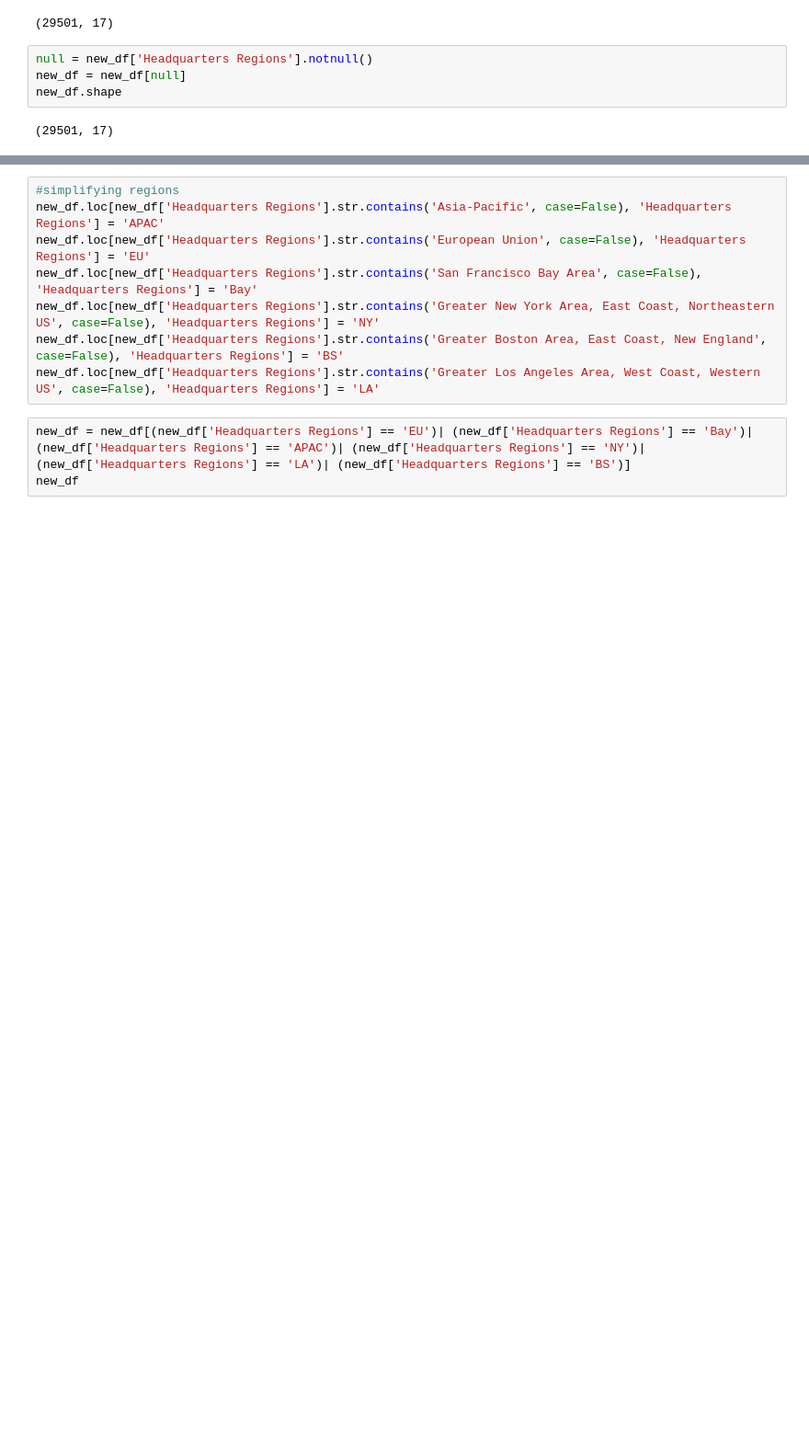
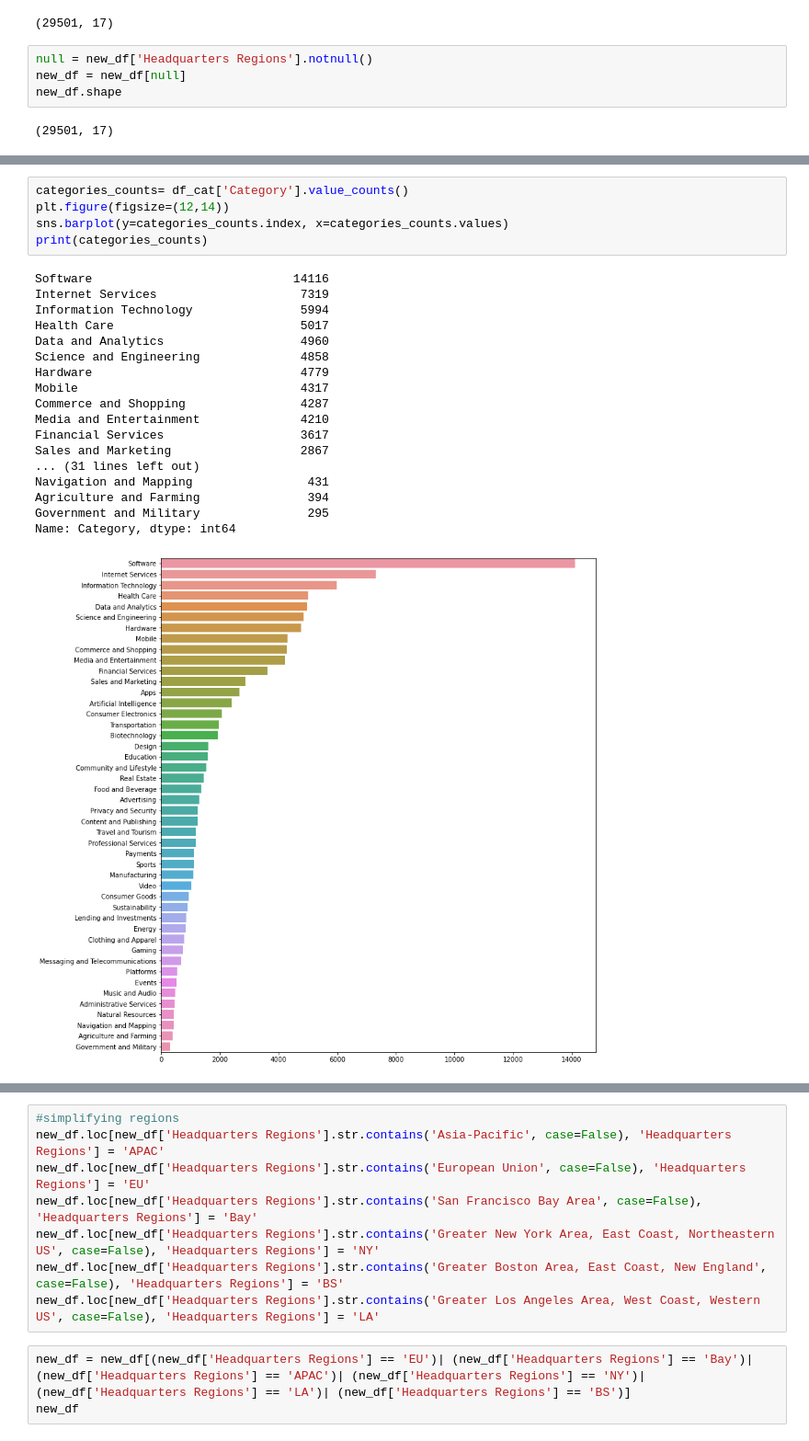
Before and after one commit to kbossou/bias-in-vc, a Jupyter notebook: Data Analysis_II.ipynb, the cells around one changed output, grey strips where cells are left out. Shown: that part at 92% size. Saved outputs shown, nothing was run; the diff lists cells and outputs as text; blank space fills up the shorter version.

```diff
--- a/Data Analysis_II.ipynb
+++ b/Data Analysis_II.ipynb
@@ -98,2 +175,26 @@ Name: Group Gender, dtype: int64
+# %%
+categories_counts= df_cat['Category'].value_counts()
+plt.figure(figsize=(12,14))
+sns.barplot(y=categories_counts.index, x=categories_counts.values)
+print(categories_counts)
+# %% [output]
+Software                            14116
+Internet Services                    7319
+Information Technology               5994
+Health Care                          5017
+Data and Analytics                   4960
+Science and Engineering              4858
+Hardware                             4779
+Mobile                               4317
+Commerce and Shopping                4287
+Media and Entertainment              4210
+Financial Services                   3617
+Sales and Marketing                  2867
+... (31 lines left out)
+Navigation and Mapping                431
+Agriculture and Farming               394
+Government and Military               295
+Name: Category, dtype: int64
+[figure, added]
 # %%
 #simplifying categories
```
Also changed, not shown: parts of 34 cells of this notebook, 3 other files.
